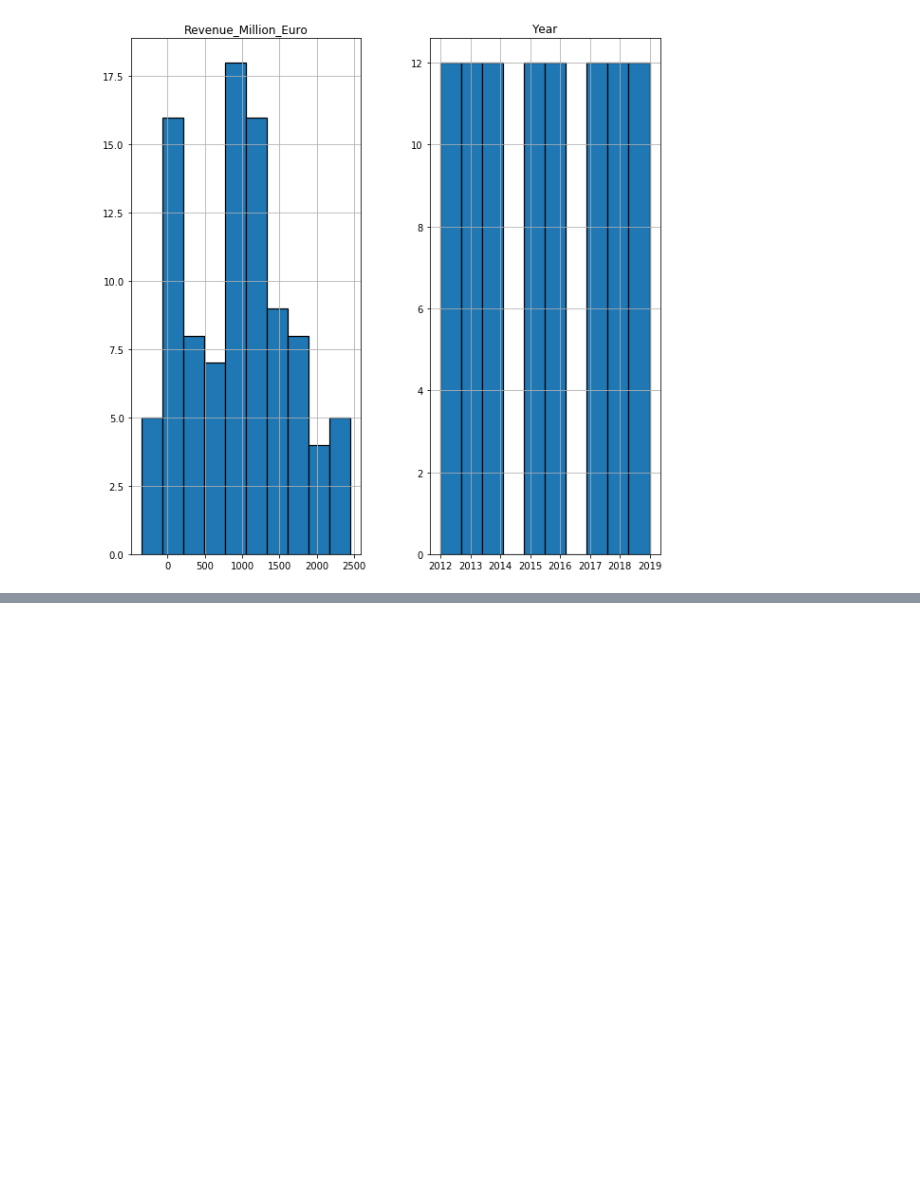
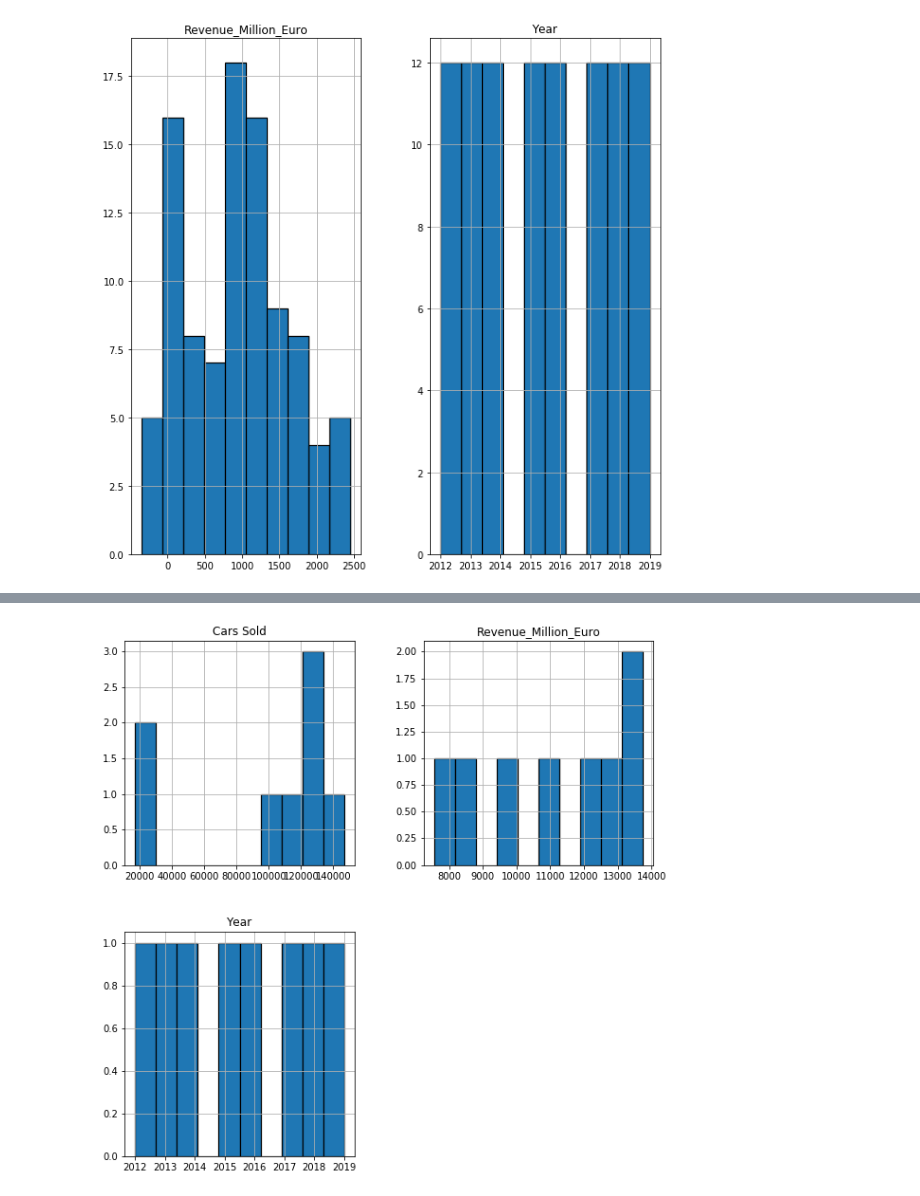
Before and after one commit to waseemmm737/crisp-dm-project, a Jupyter notebook: vehicle_data.ipynb, the cells around one changed output, grey strips where cells are left out. Cells and saved outputs as stored; diff of their text form; code cells hidden in the pictures; blank space fills up the shorter version.

```diff
--- a/vehicle_data.ipynb
+++ b/vehicle_data.ipynb
@@ -268,0 +322,3 @@ tourism_df.hist(edgecolor="black", linewidth=1.2, figsize=(10, 10));
+# %%
+yearly_grouped_tourism = tourism_df.groupby(['Year']).sum().reset_index()
+yearly_grouped_tourism
@@ -268,0 +338,3 @@ tourism_df.hist(edgecolor="black", linewidth=1.2, figsize=(10, 10));
+# %%
+master = pd.merge(yearly_grouped_car, yearly_grouped_tourism, on="Year", how="inner")
+master
@@ -268,0 +351,4 @@ tourism_df.hist(edgecolor="black", linewidth=1.2, figsize=(10, 10));
+# %%
+master.hist(edgecolor="black", linewidth=1.2, figsize=(10, 10));
+# %% [output]
+[figure, added]
```
Also changed, not shown: parts of 16 cells of this notebook.
